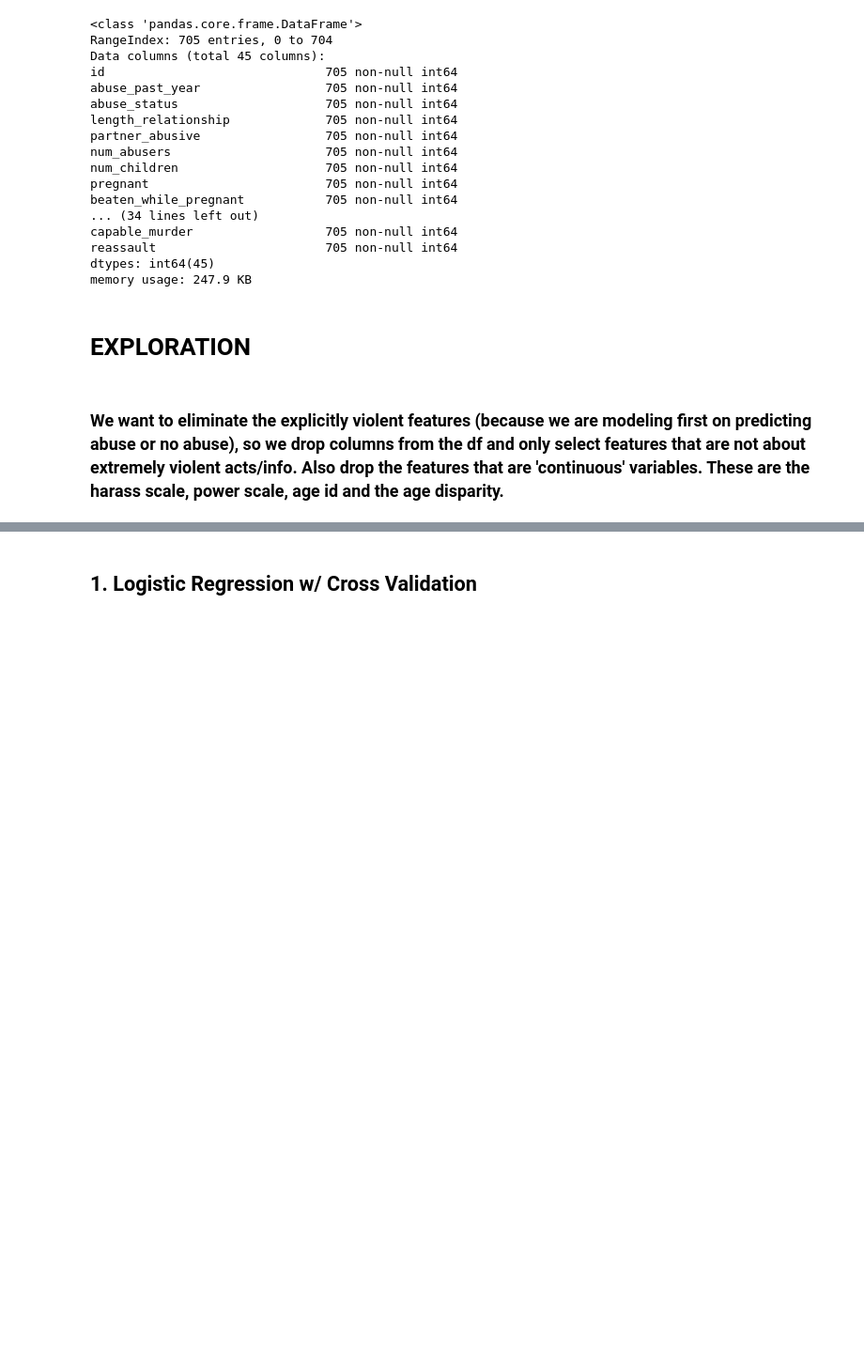
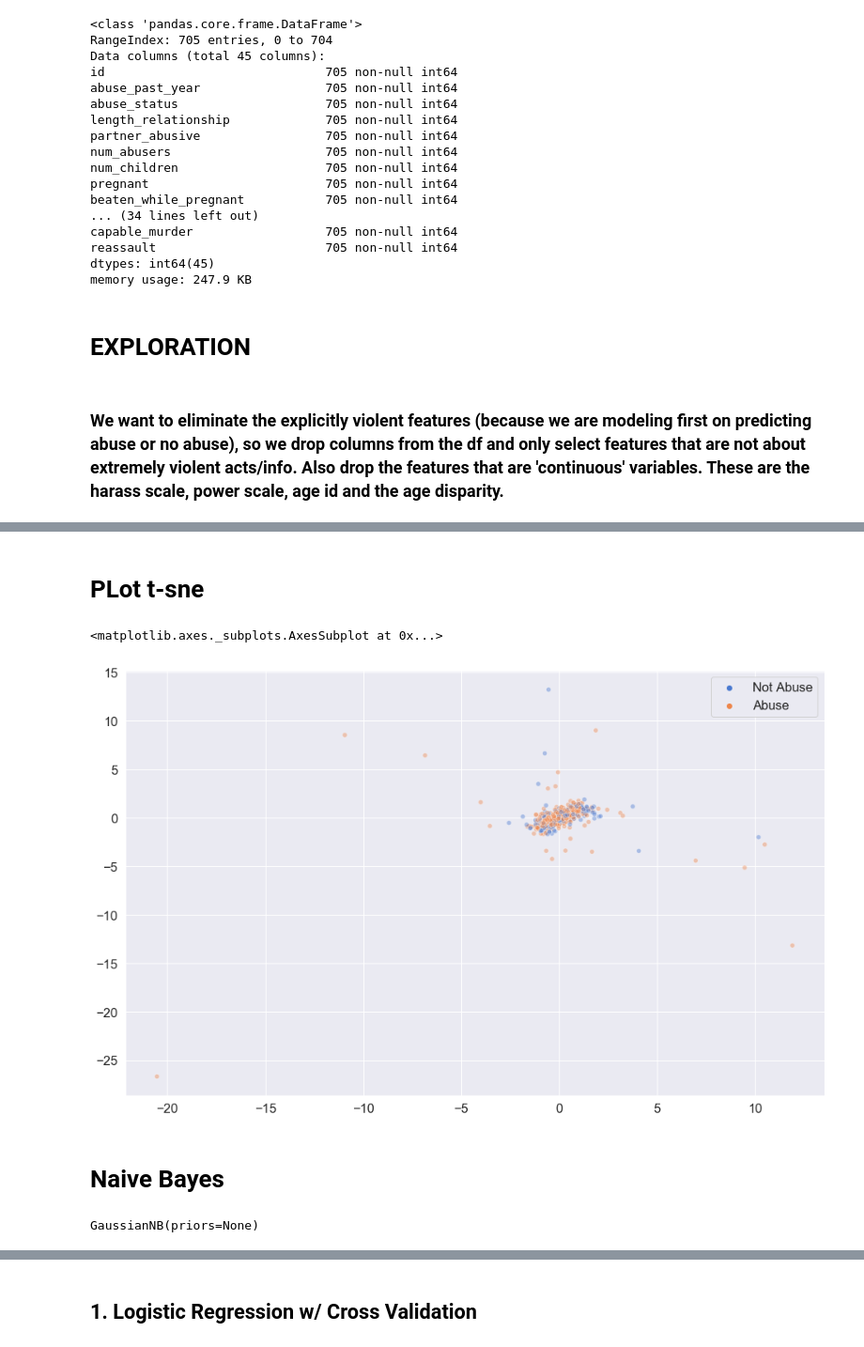
Before and after one commit to codeup-capstone-one/domestic-violence, a Jupyter notebook: msc_master_draft.ipynb, the cells around one changed output, grey strips where cells are left out. Shown at 94% size. Cells and saved outputs as stored; diff of their text form; code cells hidden in the pictures; blank space fills up the shorter version.

```diff
--- a/msc_master_draft.ipynb
+++ b/msc_master_draft.ipynb
@@ -265,0 +331,12 @@ for feature in continuous_vars:
+# %%
+sns.set_style('darkgrid')
+sns.set_palette('muted')
+sns.set_context("notebook", font_scale=1.5,
+                rc={"lines.linewidth": 2.5})
+RS = 123
+time_start = time.time()
+
+fashion_tsne = TSNE(n_components=2, verbose=1, perplexity=30, n_iter=250, method='exact')
+tsne_results = fashion_tsne.fit_transform(X_train)
+
+print(('t-SNE done! Time elapsed: {} seconds').format(time.time()-time_start))
@@ -265,0 +350,22 @@ for feature in continuous_vars:
+# %%
+# Label to color dict (manual)
+label_color_dict = {1:'Abuse',0:'Not Abuse'}
+
+# Color vector creation
+cvec = [label_color_dict[label] for label in y_train.abuse_past_year]
+# %% [markdown]
+# PLot t-sne
+# %%
+plt.figure(figsize=(16,10))
+sns.scatterplot(
+    x=tsne_results[:,0], y=tsne_results[:,1],
+    hue=cvec,
+    data=X_train,
+    legend="full",
+    alpha=0.4
+)
+# %% [output]
+<matplotlib.axes._subplots.AxesSubplot at 0x...>
+[figure, added]
+# %% [markdown]
+# Naive Bayes
@@ -265,0 +386,4 @@ for feature in continuous_vars:
+# %%
+gnb.fit(X_train, y_train)
+# %% [output]
+GaussianNB(priors=None)
```
Also changed, not shown: parts of 91 cells of this notebook.
